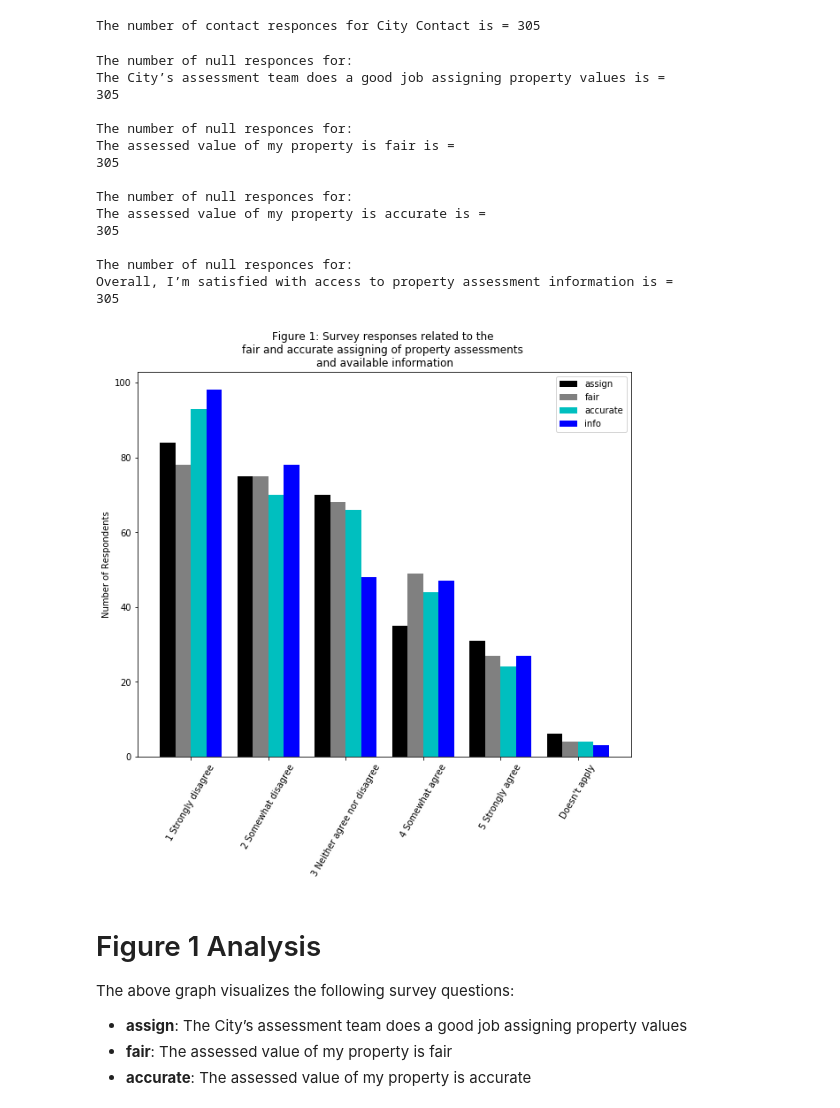
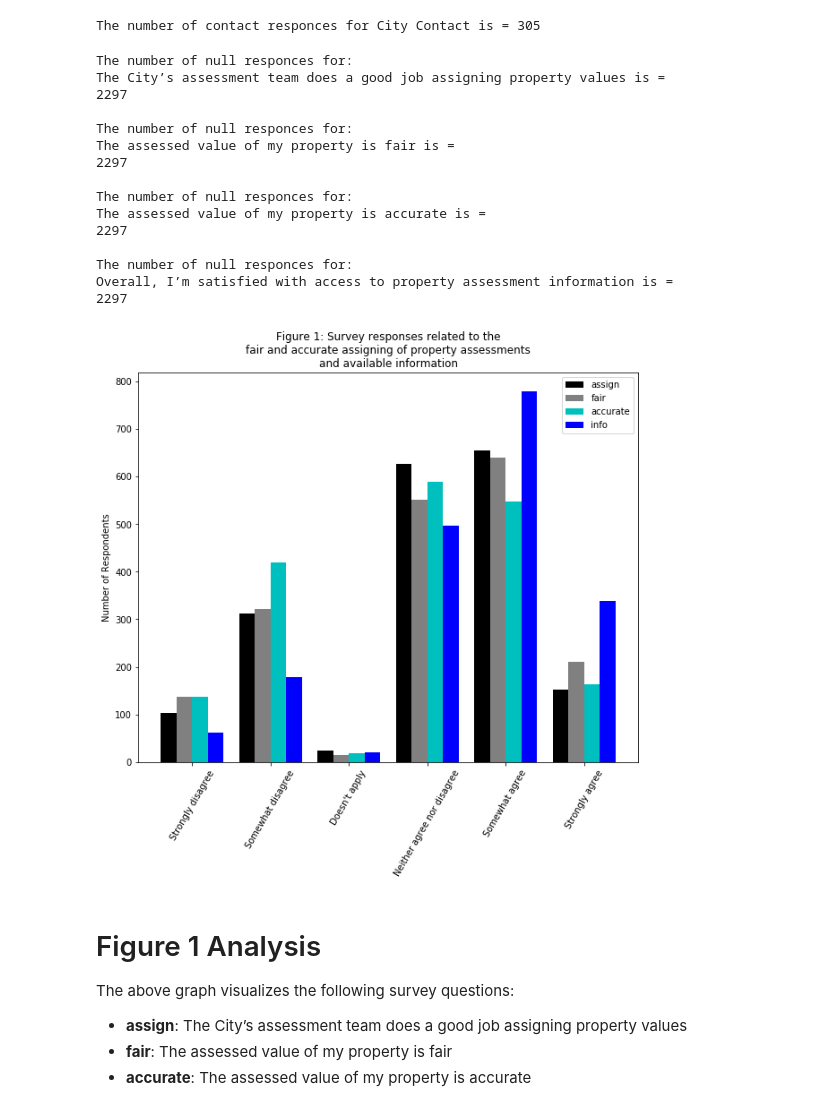
Before and after one commit to cschellenberger/Surveys, a Jupyter notebook: Assessment Survey Analysis.ipynb, the cells around one changed output. Cells and saved outputs as stored; diff of their text form; code cells hidden in the pictures.

```diff
--- a/Assessment Survey Analysis.ipynb
+++ b/Assessment Survey Analysis.ipynb
@@ -36,10 +36,10 @@ print('The number of contact responces for City Contact is = {}'.format(len(df_c
 # %% [output]
 The number of contact responces for City Contact is = 305
 # %%
-assign = df_contact['Q5_CommsAgreement_The City’s assessment team does a good job assigning property values']
-fair = df_contact['Q5_CommsAgreement_The assessed value of my property is fair']
-accurate = df_contact['Q5_CommsAgreement_The assessed value of my property is accurate']
-info = df_contact['Q5_CommsAgreement_Overall, I’m satisfied with access to property assessment information']
+assign = assess['Q5_CommsAgreement_The City’s assessment team does a good job assigning property values']
+fair = assess['Q5_CommsAgreement_The assessed value of my property is fair']
+accurate = assess['Q5_CommsAgreement_The assessed value of my property is accurate']
+info = assess['Q5_CommsAgreement_Overall, I’m satisfied with access to property assessment information']
 
 assign = assign.sort_values()
 fair = fair.sort_values()
@@ -58,19 +58,19 @@ print('\nThe number of null responces for: \nOverall, I’m satisfied with acces
 # %% [output]
 The number of null responces for:
 The City’s assessment team does a good job assigning property values is =
-305
+2297
 
 The number of null responces for:
 The assessed value of my property is fair is =
-305
+2297
 
 The number of null responces for:
 The assessed value of my property is accurate is =
-305
+2297
 
 The number of null responces for:
 Overall, I’m satisfied with access to property assessment information is =
-305
+2297
 # %%
 # Remove the 305 null responses in the dataset
 assign = assign[~assign.isnull()]
@@ -80,44 +80,48 @@ info = info[~info.isnull()]
 # %%
 import matplotlib.pyplot as plt
 
-labels = assign.unique()
+labels = ['Strongly disagree', 'Somewhat disagree', "Doesn't apply",
+          "Neither agree nor disagree", 'Somewhat agree', 'Strongly agree']
 
 def create_x(t, w, n, d):
     '''n is n dataset (out of t)
     t is Number of datasets
     d is Number of sets of bars
     w is Width of each bar'''
 
     return [t*x + w*n for x in range(d)]
 
 plt.figure(figsize=(10,8))
 
 store1_x = create_x(4, 0.8, 1, 6)
-_ = plt.bar(store1_x, assign.value_counts().values, label='assign', color='k')
+_ = plt.bar(store1_x, assign.value_counts(sort=False).values, label='assign', color='k')
 
 store2_x = create_x(4, 0.8, 2, 6)
-_ = plt.bar(store2_x, fair.value_counts().values, label='fair', color='grey')
+_ = plt.bar(store2_x, fair.value_counts(sort=False).values, label='fair', color='grey')
 
 store3_x = create_x(4, 0.8, 3, 6)
-_ = plt.bar(store3_x, accurate.value_counts().values, label='accurate', color='c')
+_ = plt.bar(store3_x, accurate.value_counts(sort=False).values, label='accurate', color='c')
 
 store4_x = create_x(4, 0.8, 4, 6)
-_ = plt.bar(store4_x, info.value_counts().values, label='info', color='b')
+_ = plt.bar(store4_x, info.value_counts(sort=False).values, label='info', color='b')
 
 #create your ax object here
 ax = plt.subplot()
 middle_x = [(a + b + c + d) / 4.0 for a, b, c, d in zip(store1_x, store2_x, store3_x, store4_x)]
 _ = ax.set_xticks(middle_x)
 _ = ax.set_xticklabels(labels,rotation=60)
 
-_ = plt.title('Figure 1: Survey responses related to the \nfair and accurate assigning of property assessments \nand available information')
+_ = plt.title('Figure 1: Survey responses related to the\n\
+fair and accurate assigning of property assessments\n\
+and available information')
+
 _ = plt.ylabel('Number of Respondents')
 
 _ = plt.legend()
 
 plt.show()
 # %% [output]
-[figure, old version]
+[figure, new version]
 # %% [markdown]
 # Figure 1 Analysis
 
```
Also changed, not shown: parts of 4 cells of this notebook.
